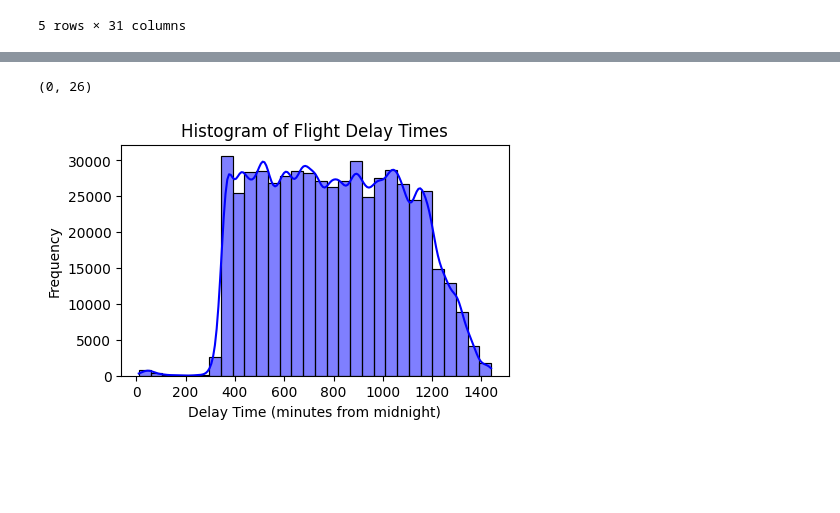
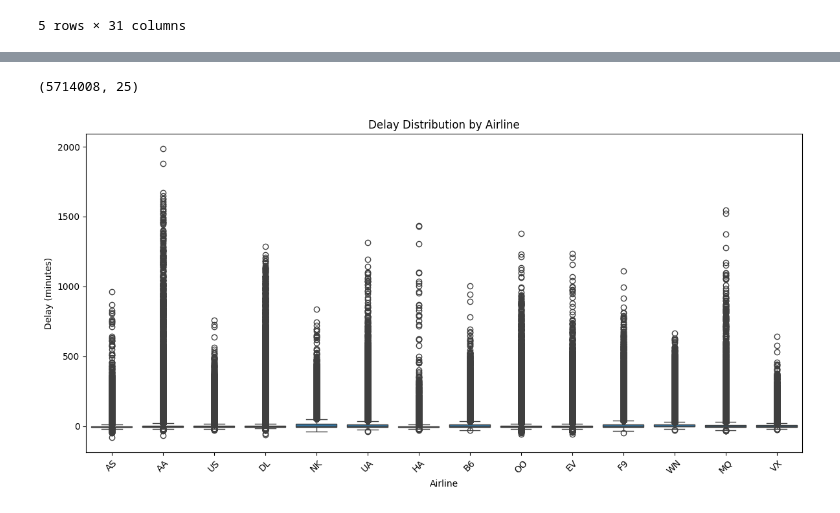
Before and after one commit to jbaxterusd/AAI510-FP-GRP1, a Jupyter notebook: fpd1.0.ipynb, the cells around one changed output, grey strips where cells are left out. Cells and saved outputs as stored; diff of their text form; code cells hidden in the pictures; blank space fills up the shorter version.

```diff
--- a/fpd1.0.ipynb
+++ b/fpd1.0.ipynb
@@ -92,9 +81,10 @@ WEATHER_DELAY
 # %%
-nons = ['WEATHER_DELAY', 'LATE_AIRCRAFT_DELAY', 'AIRLINE_DELAY', 'SECURITY_DELAY', 'AIR_SYSTEM_DELAY']
+nons = ['CANCELLATION_REASON','WEATHER_DELAY', 'LATE_AIRCRAFT_DELAY', 'AIRLINE_DELAY', 'SECURITY_DELAY', 'AIR_SYSTEM_DELAY']
 airlinedata.drop(nons, axis=1, inplace=True)
+airlinedata.dropna(inplace=True)
 # %%
 #remove unecessary information and drop NAN values
 shape = airlinedata.shape #shape data
 print(shape)
 # %% [output]
-(0, 26)
+(5714008, 25)
@@ -105,9 +91,12 @@ xfeatures = airlinedata.drop(columns=['Delay']) #remaining vars are features
-# %%
-plt.figure(figsize=(5, 3))
-sns.histplot(airlinedata['Time'], bins=30, kde=True, color='blue')
-plt.title('Histogram of Flight Delay Times')
-plt.xlabel('Delay Time (minutes from midnight)')
-plt.ylabel('Frequency')
-plt.show()
-# %% [output]
-[figure, removed]
+# %%
+#garner delay by airline visual for EDA
+plt.figure(figsize=(12, 6))
+sns.boxplot(x='AIRLINE', y='DEPARTURE_DELAY', data=airlinedata)
+plt.xticks(rotation=45)
+plt.title('Delay Distribution by Airline')
+plt.xlabel('Airline')
+plt.ylabel('Delay (minutes)')
+plt.tight_layout()
+plt.show()
+# %% [output]
+[figure, added]
```
Also changed, not shown: parts of 11 cells of this notebook.
